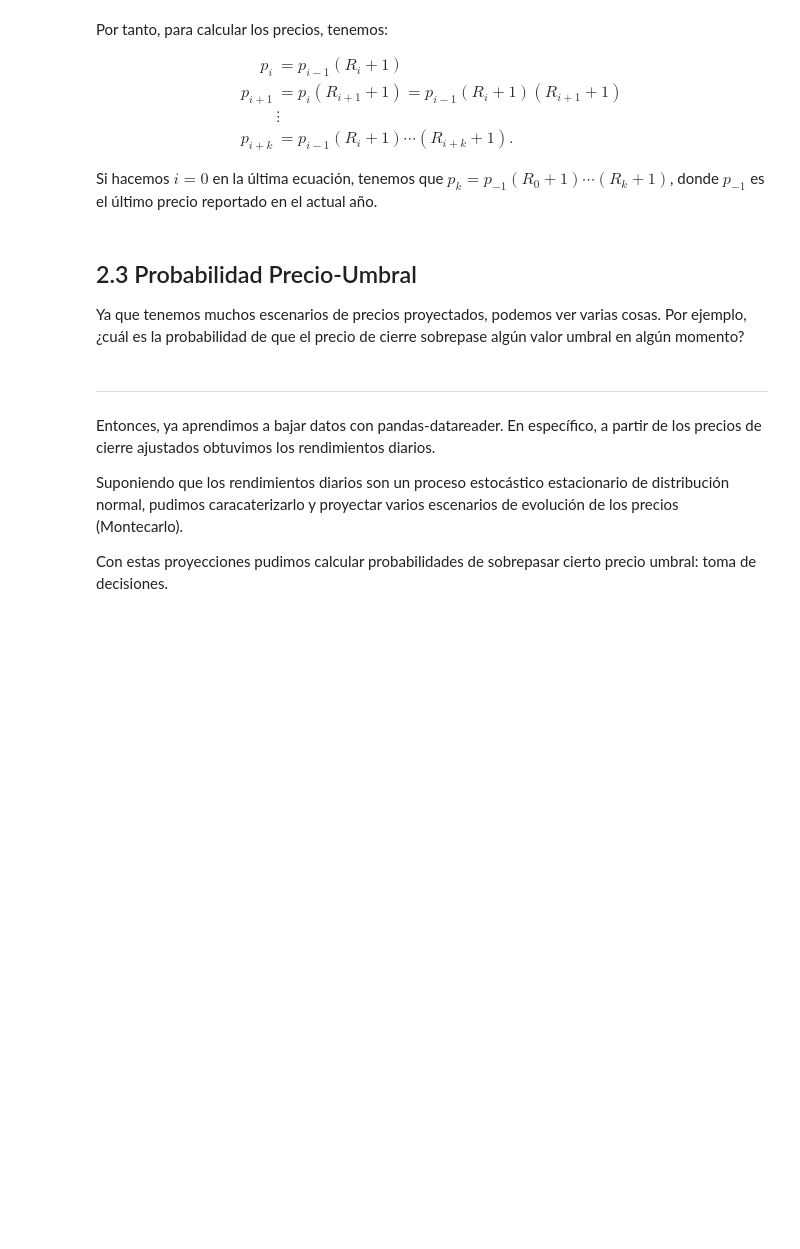
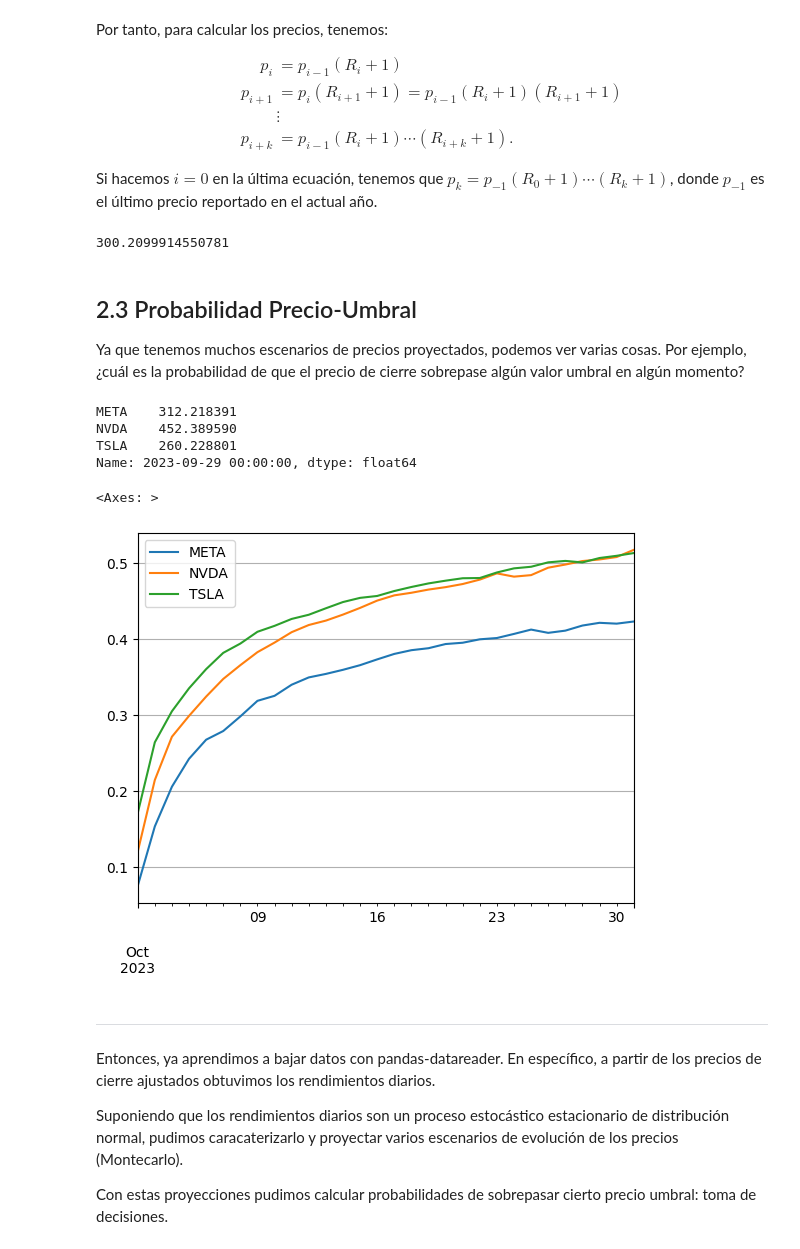
Before and after one commit to ArellanoMCarlos/SimMat_O2023, a Jupyter notebook: Montecarlo/Simulación de escenarios futuros.ipynb, the cells around one changed output. Saved outputs shown, nothing was run; the diff lists cells and outputs as text; code cells hidden in the pictures; blank space fills up the shorter version.

Commit message:
Probabilidad de precios

```diff
--- a/Montecarlo/Simulación de escenarios futuros.ipynb
+++ b/Montecarlo/Simulación de escenarios futuros.ipynb
@@ -266,10 +379,47 @@ p_{i+k}&=p_{i-1}(R_i+1)\cdots(R_{i+k}+1).
 \end{align}$$
 
 Si hacemos $i=0$ en la última ecuación, tenemos que $p_{k}=p_{-1}(R_0+1)\cdots(R_{k}+1)$, donde $p_{-1}$ es el último precio reportado en el actual año.
+# %%
+# Último precio conocido
+datos['META'].iloc[-1] # iloc -> especifica el renglon por su posición (no por su nombre)
+# %% [output]
+300.2099914550781
+# %%
+# Proyección de los precios
+S_META=datos['META'].iloc[-1]*(R_META+1).cumprod() # cumprod -> producto acumulado
+S_NVDA=datos['NVDA'].iloc[-1]*(R_NVDA+1).cumprod()
+S_TSLA=datos['TSLA'].iloc[-1]*(R_TSLA+1).cumprod()
 # %% [markdown]
 ## 2.3 Probabilidad Precio-Umbral
 
 Ya que tenemos muchos escenarios de precios proyectados, podemos ver varias cosas. Por ejemplo, ¿cuál es la probabilidad de que el precio de cierre sobrepase algún valor umbral en algún momento?
+# %%
+# Umnral
+U=datos.iloc[-1]*1.04 # VEmos cuántos de los escenarios supera el 4% del último precio conocido
+U
+# %% [output]
+META    312.218391
+NVDA    452.389590
+TSLA    260.228801
+Name: 2023-09-29 00:00:00, dtype: float64
+# %%
+# Variable de Bernoulli
+B_META=S_META>U['META']
+B_NVDA=S_NVDA>U['NVDA']
+B_TSLA=S_TSLA>U['TSLA']
+# %%
+# Cuántos escenarios cumplen con la condición en relación a los simulados
+P_META=B_META.mean(axis=1)
+P_META.plot(grid=True,label='META',legend=True)
+
+P_NVDA=B_NVDA.mean(axis=1)
+P_NVDA.plot(grid=True,label='NVDA',legend=True)
+
+P_TSLA=B_TSLA.mean(axis=1)
+P_TSLA.plot(grid=True,label='TSLA',legend=True)
+# %% [output]
+<Axes: >
+[figure, added]
 # %% [markdown]
 ___
 Entonces, ya aprendimos a bajar datos con pandas-datareader. En específico, a partir de los precios de cierre ajustados obtuvimos los rendimientos diarios.
```
Also changed, not shown: parts of 16 cells of this notebook, 1 other file.
